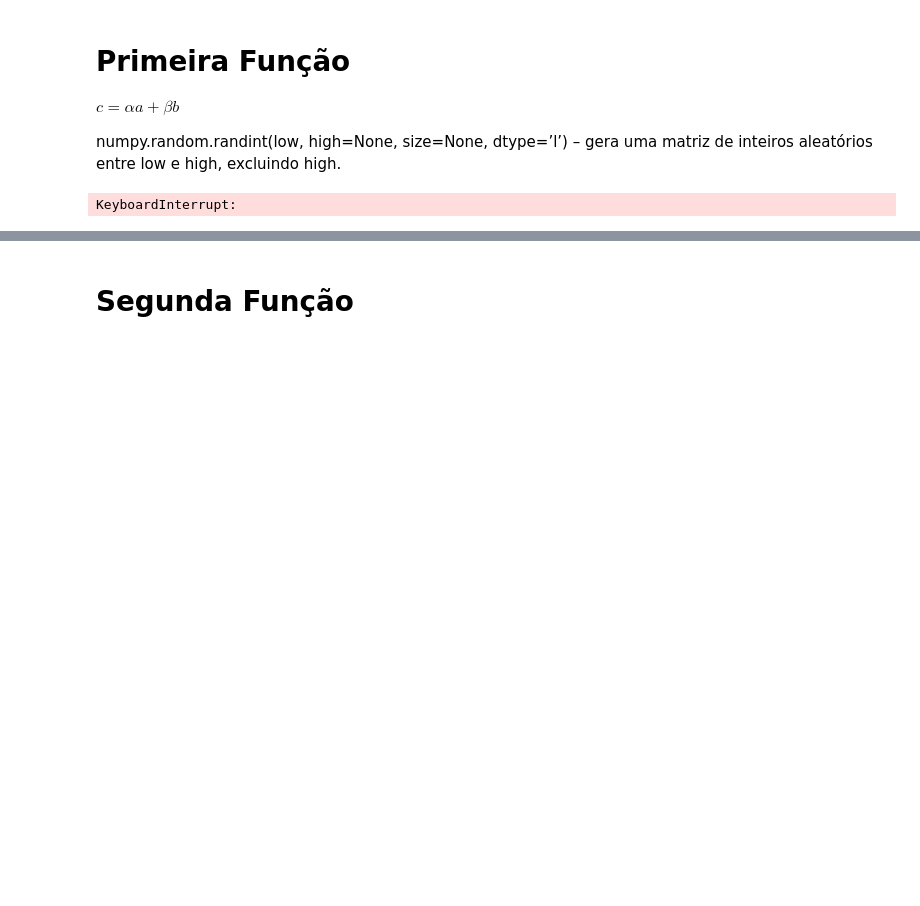
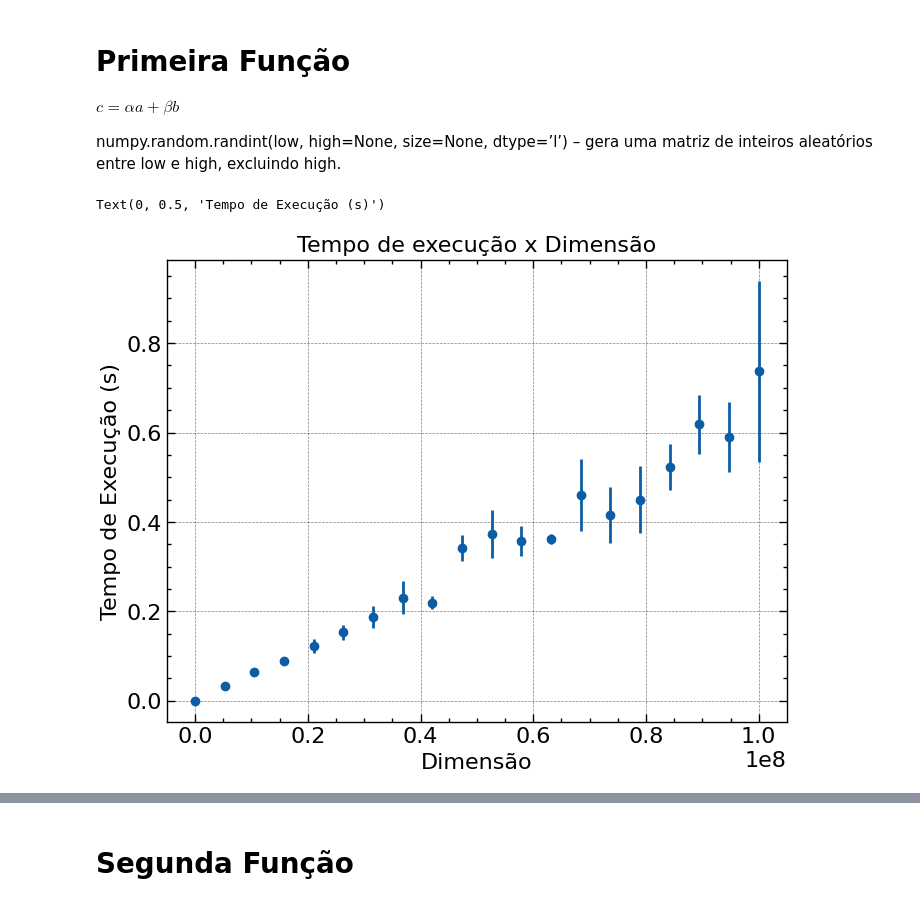
Before and after one commit to matncb/fund-prog, a Jupyter notebook: lista1/ex1.ipynb, the cells around one changed output, grey strips where cells are left out. Saved outputs shown, nothing was run; the diff lists cells and outputs as text; code cells hidden in the pictures; blank space fills up the shorter version.

```diff
--- a/lista1/ex1.ipynb
+++ b/lista1/ex1.ipynb
@@ -13,8 +13,8 @@ $c = \alpha a + \beta b$
 
 numpy.random.randint(low, high=None, size=None, dtype=’l’) – gera uma matriz de inteiros aleatórios entre low e high, excluindo high.
 # %%
-low = -100
-high = 100
+low = -1
+high = 1
 
 def tempo_vetor(n):
     alpha = np.random.randint(low, high, size = 1)[0]
@@ -45,9 +45,18 @@ def dados(x_data, N):
 
     return y_data, y_data_err
 # %%
+#carregar dados
+
 x_data = np.linspace(1, 100000000, 20)
 y_data, y_data_err = dados(x_data, 3)
-
-plt.errorbar(x_data,y_data, yerr=y_data_err, marker = 'o', ls = '')
-# %% [output]
-KeyboardInterrupt:
+# %%
+#plot em escala normal
+
+plt.errorbar(x_data,y_data, yerr=y_data_err, marker = 'o', ls = '')
+
+plt.title("Tempo de execução x Dimensão")
+plt.xlabel("Dimensão")
+plt.ylabel("Tempo de Execução (s)")
+# %% [output]
+Text(0, 0.5, 'Tempo de Execução (s)')
+[figure, added]
```
Also changed, not shown: parts of 8 cells of this notebook.
